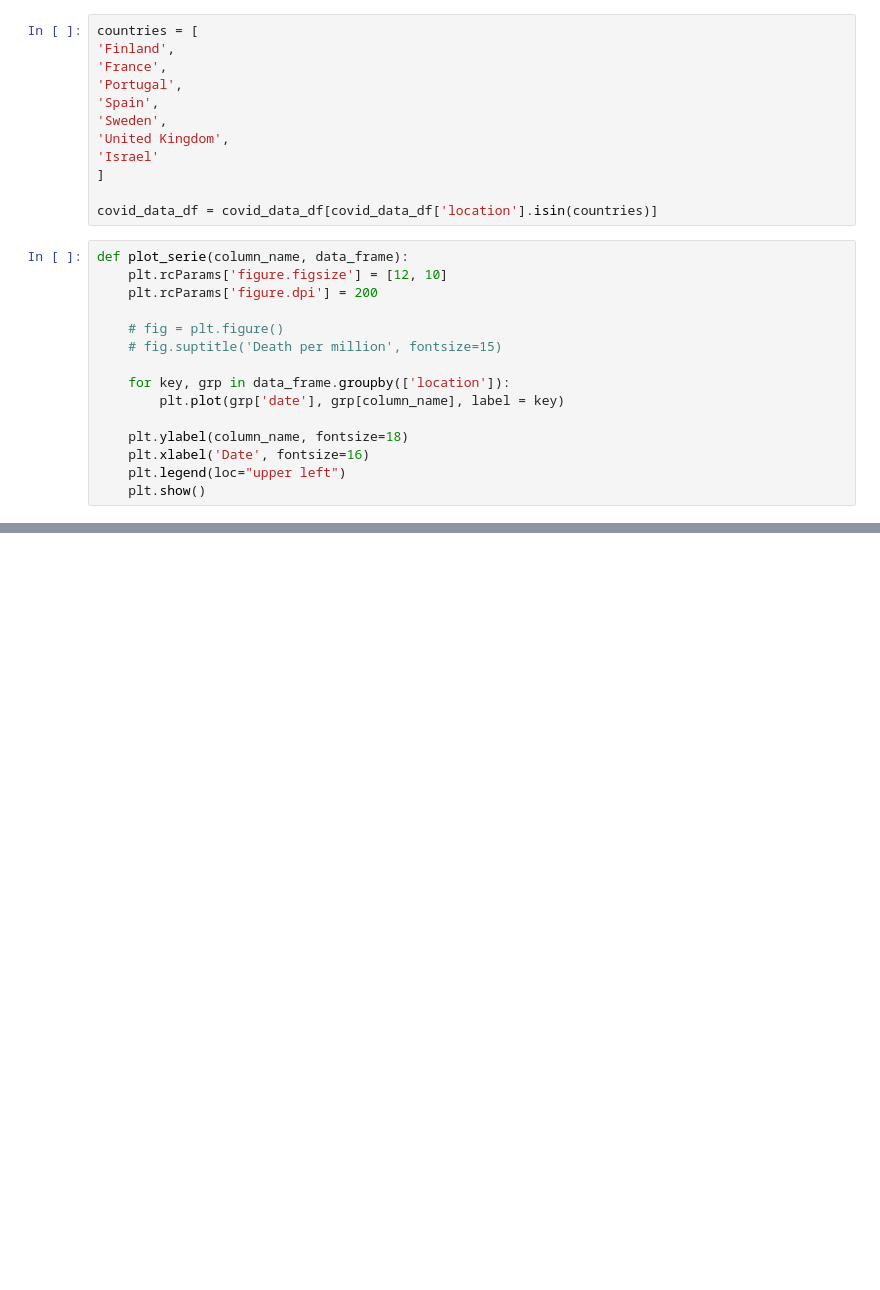
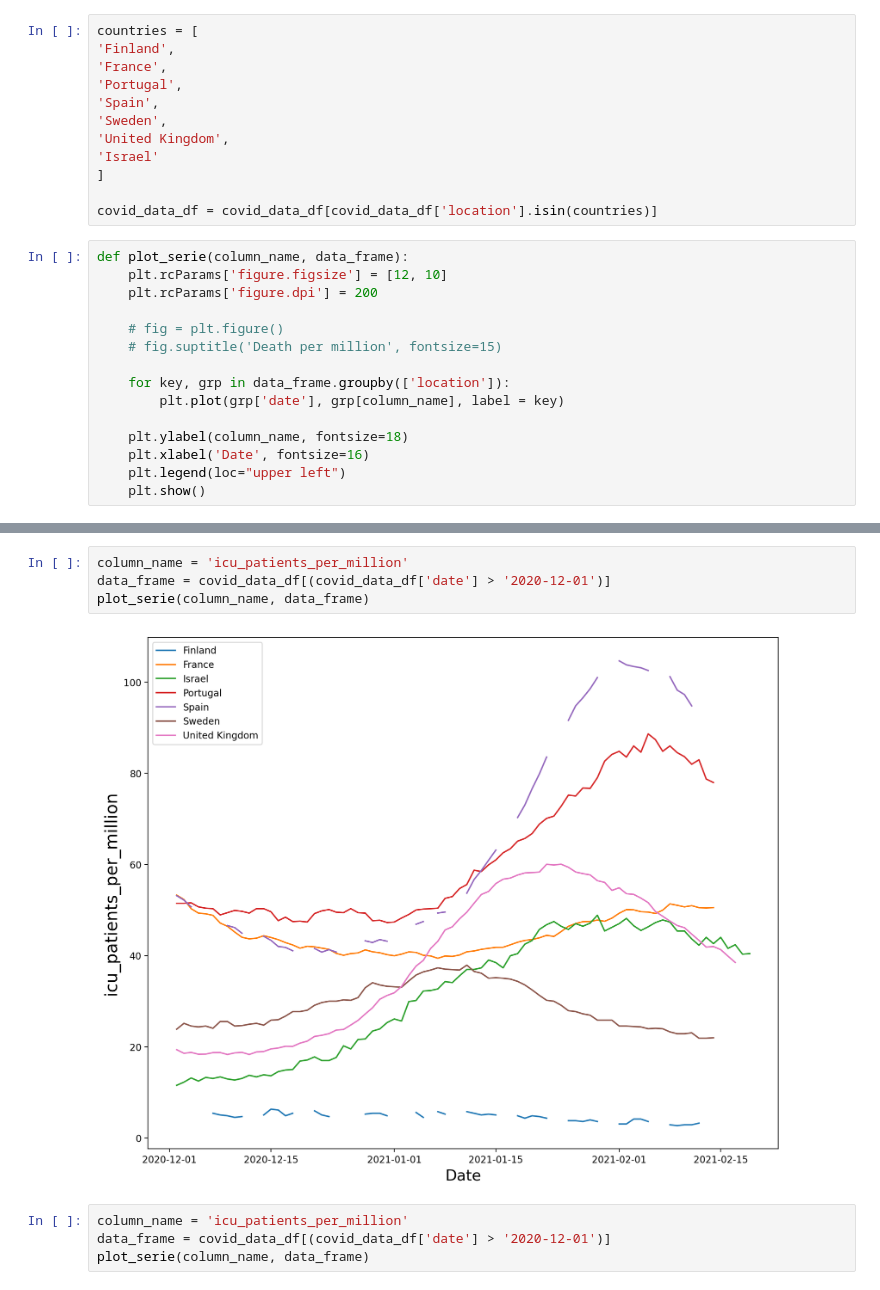
Before and after one commit to simonmoreau/covid-data, a Jupyter notebook: COVID Recent Cases.ipynb, the cells around one changed output, grey strips where cells are left out. Cells and saved outputs as stored; diff of their text form; blank space fills up the shorter version.

```diff
--- a/COVID Recent Cases.ipynb
+++ b/COVID Recent Cases.ipynb
@@ -96,3 +96,13 @@ plot_serie(column_name, data_frame)
+# %%
+column_name = 'icu_patients_per_million'
+data_frame = covid_data_df[(covid_data_df['date'] > '2020-12-01')]
+plot_serie(column_name, data_frame)
+# %% [output]
+[figure, added]
+# %%
+column_name = 'icu_patients_per_million'
+data_frame = covid_data_df[(covid_data_df['date'] > '2020-12-01')]
+plot_serie(column_name, data_frame)
 # %%
 covid_data_df_sorted = data_frame.sort_values(by='date', ascending=False).head(10)
 covid_data_df_sorted
```
Also changed, not shown: parts of 3 cells of this notebook.
